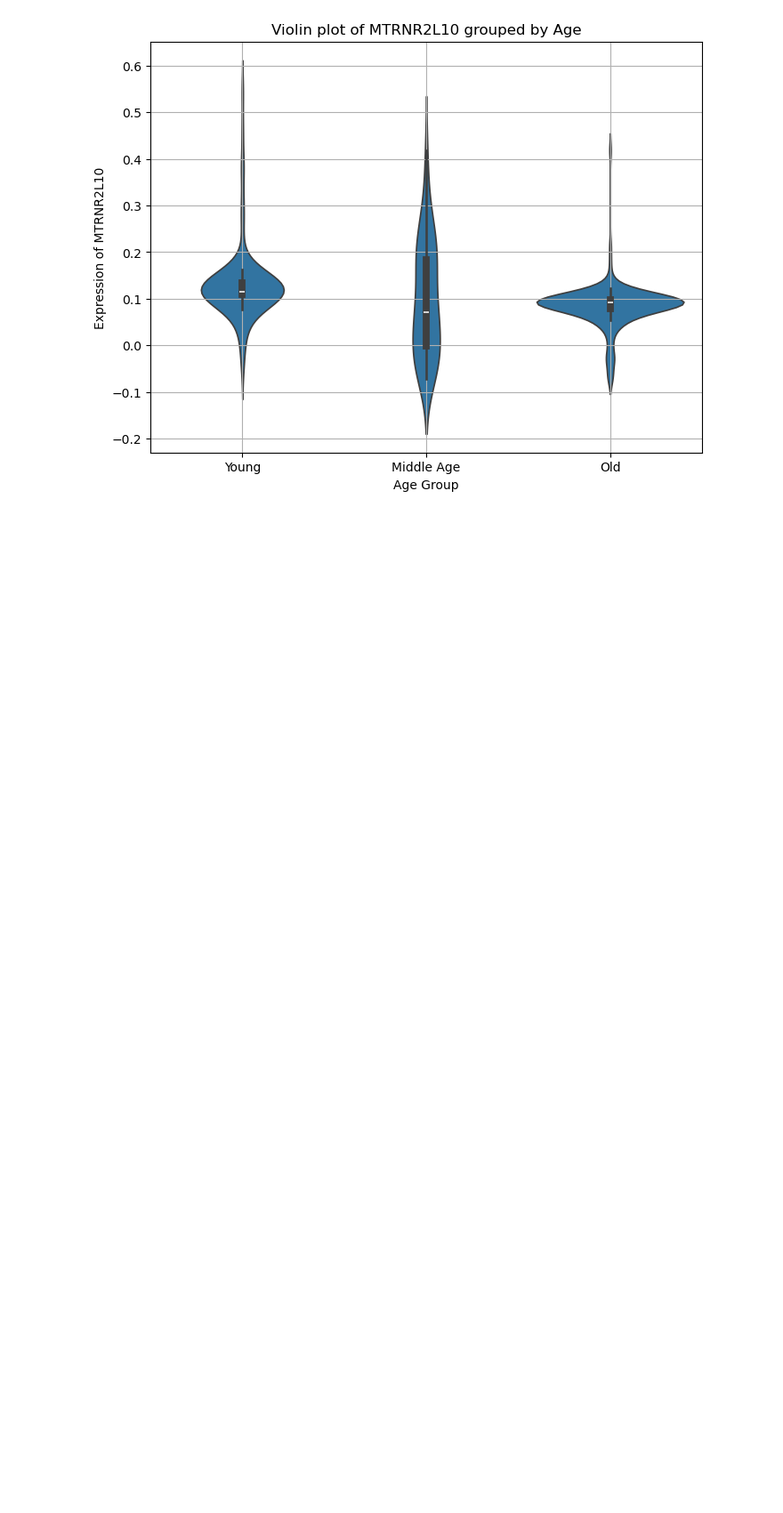
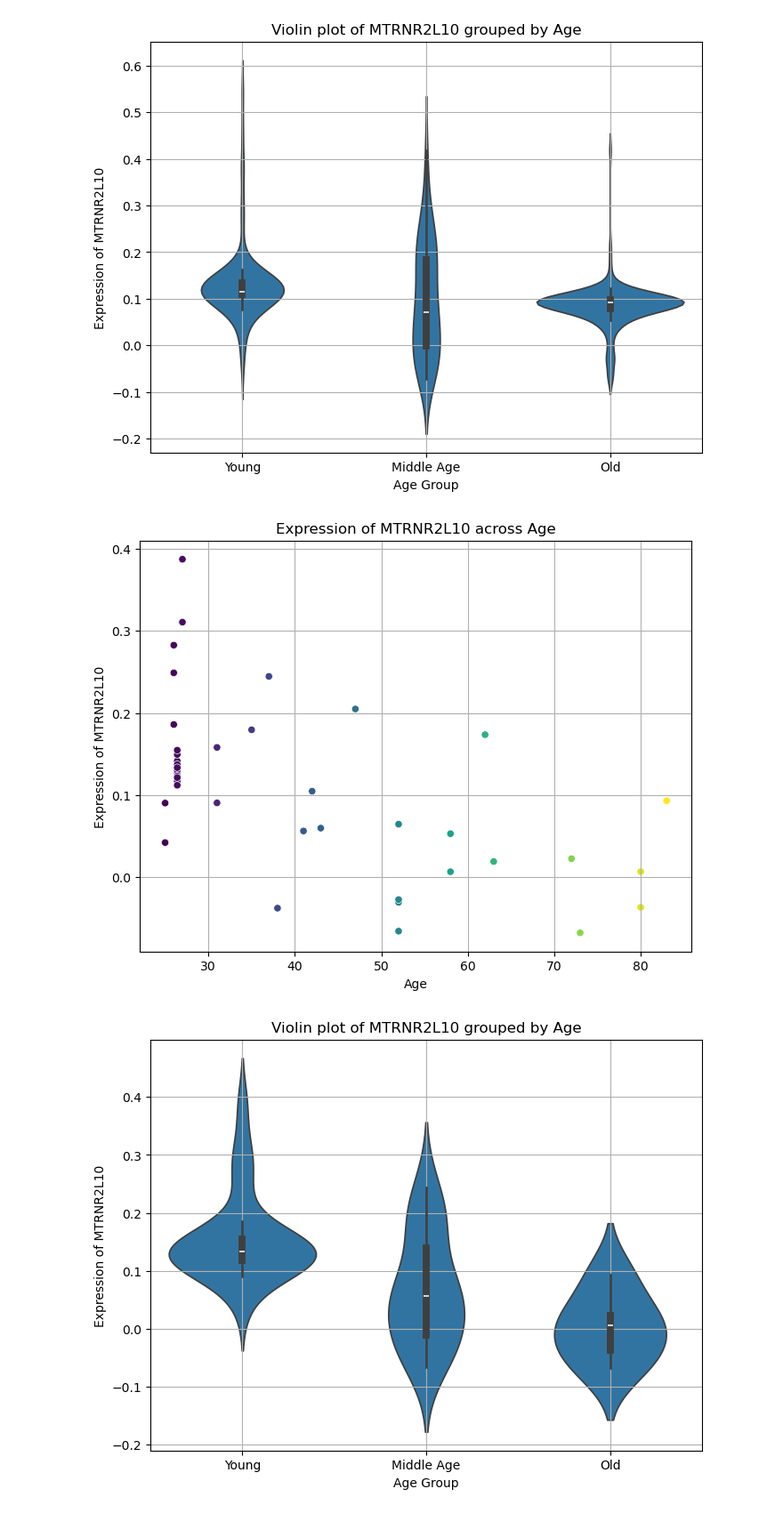
Before and after one commit to GuerreroVazquez/expression_profiles, a Jupyter notebook: Ploting_profiles.ipynb, the cells around one changed output. Shown at 89% size. Cells and saved outputs as stored; diff of their text form; code cells hidden in the pictures; blank space fills up the shorter version.

```diff
--- a/Ploting_profiles.ipynb
+++ b/Ploting_profiles.ipynb
@@ -146,3 +157,8 @@ gene_profile(expression_data, 'MTRNR2L10')
 # %% [output]
 [figure]
 [figure]
+# %%
+gene_profile(female_expression, 'MTRNR2L10')
+# %% [output]
+[figure, added]
+[figure, added]
```
Also changed, not shown: parts of 22 cells of this notebook, 3 other files.
